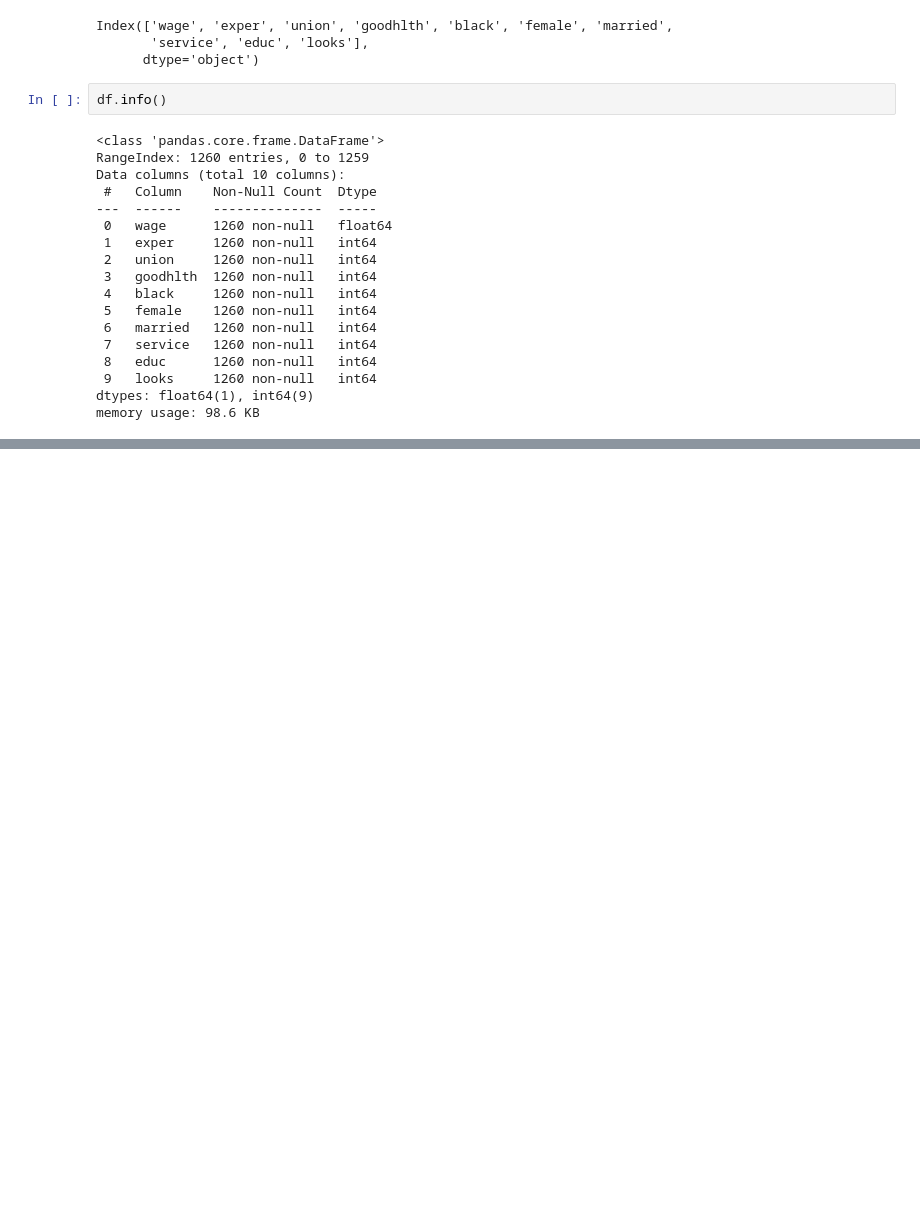
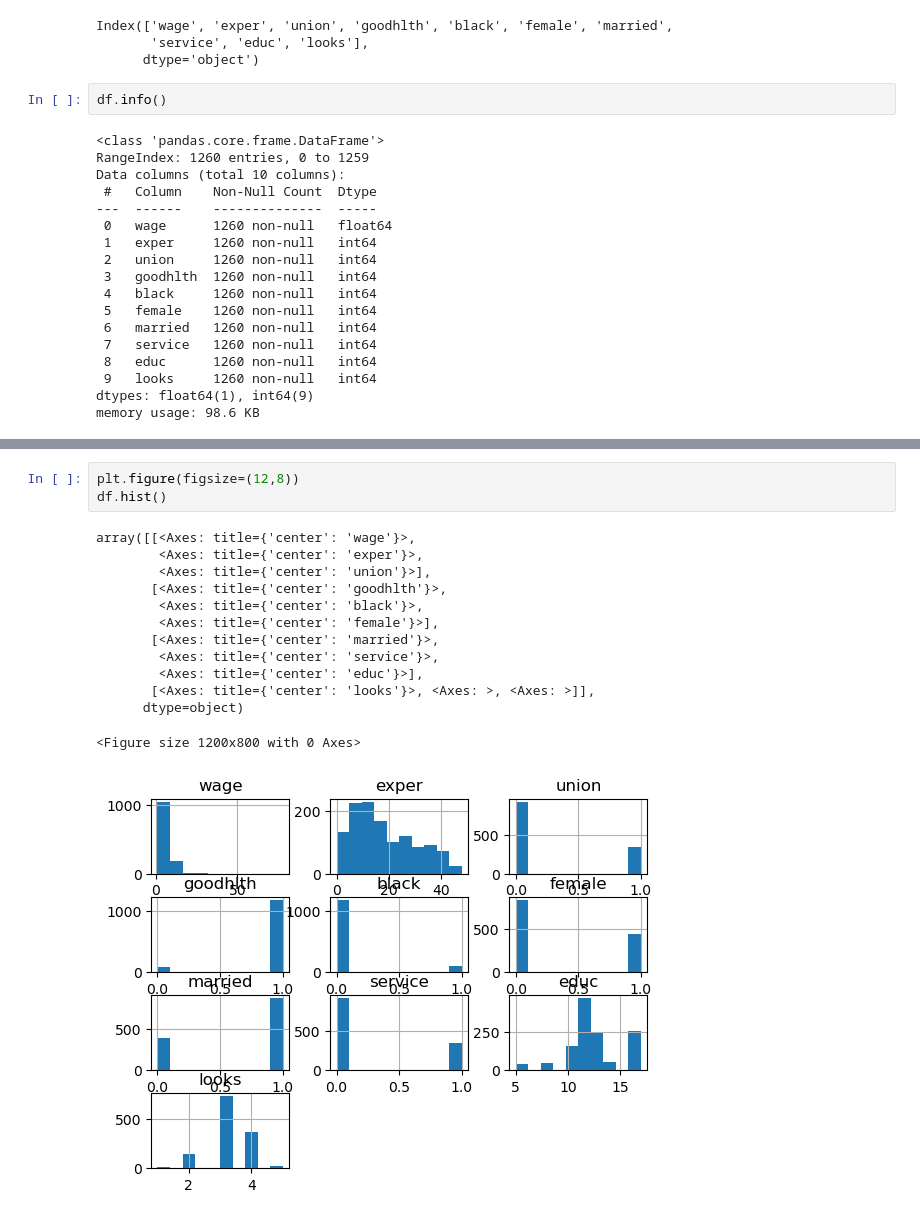
Before and after one commit to devlukedreamstage/mlcourse-ai, a Jupyter notebook: data-science/Pandas_1.ipynb, the cells around one changed output, grey strips where cells are left out. Drawn from its saved outputs; the diff is of its cells as text; blank space fills up the shorter version.

```diff
--- a/data-science/Pandas_1.ipynb
+++ b/data-science/Pandas_1.ipynb
@@ -56,0 +75,17 @@ memory usage: 98.6 KB
+# %%
+plt.figure(figsize=(12,8))
+df.hist()
+# %% [output]
+array([[<Axes: title={'center': 'wage'}>,
+        <Axes: title={'center': 'exper'}>,
+        <Axes: title={'center': 'union'}>],
+       [<Axes: title={'center': 'goodhlth'}>,
+        <Axes: title={'center': 'black'}>,
+        <Axes: title={'center': 'female'}>],
+       [<Axes: title={'center': 'married'}>,
+        <Axes: title={'center': 'service'}>,
+        <Axes: title={'center': 'educ'}>],
+       [<Axes: title={'center': 'looks'}>, <Axes: >, <Axes: >]],
+      dtype=object)
+<Figure size 1200x800 with 0 Axes>
+[figure, added]
```
Also changed, not shown: parts of 4 cells of this notebook, 1 other file.
